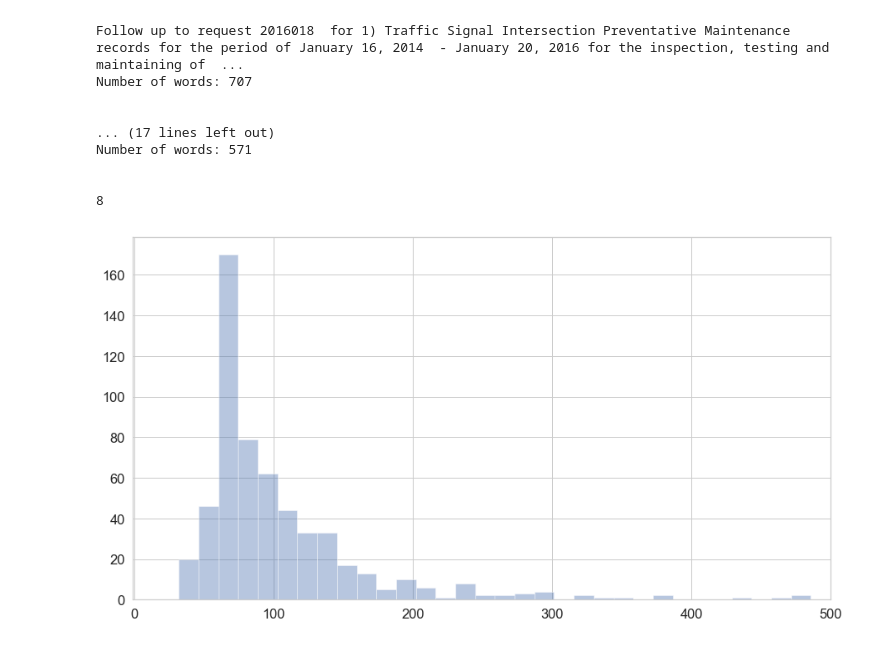
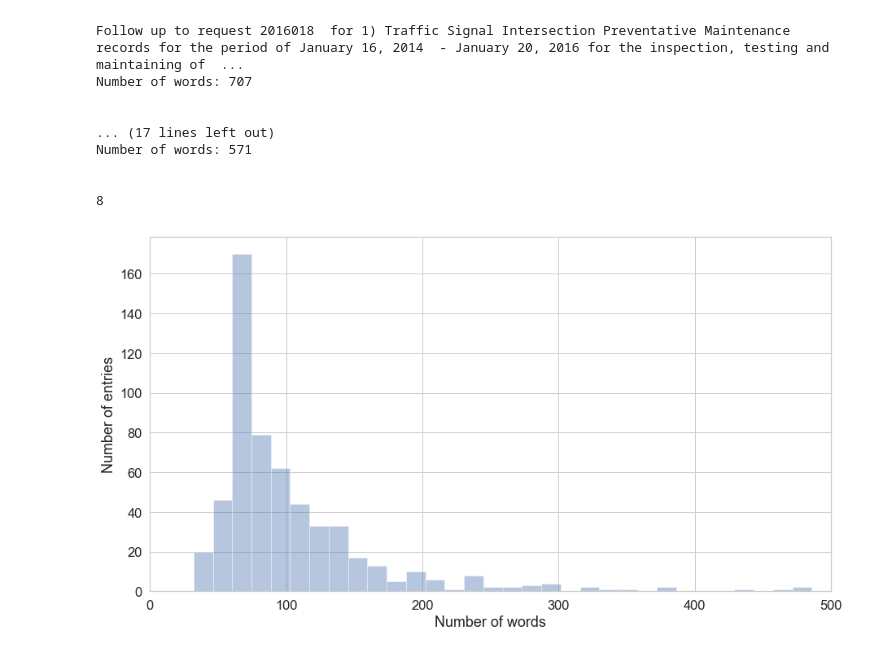
Before and after one commit to brodriguezmilla/foir, a Jupyter notebook: foir.ipynb, the cells around one changed output. Cells and saved outputs as stored; diff of their text form; code cells hidden in the pictures.

```diff
--- a/foir.ipynb
+++ b/foir.ipynb
@@ -1578,7 +1578,9 @@ Number of words: 571
 # %%
 #sns.distplot(num_words, bins=100, kde=False);
 plt.figure(figsize=(15,8))
-plt.xlim(-1, 500)
+plt.xlim(0, 500)
+plt.xlabel('Number of words')
+plt.ylabel('Number of entries')
 sns.distplot(num_words, bins=100, kde=False);
 # %% [output]
-[figure, old version]
+[figure, new version]
```
